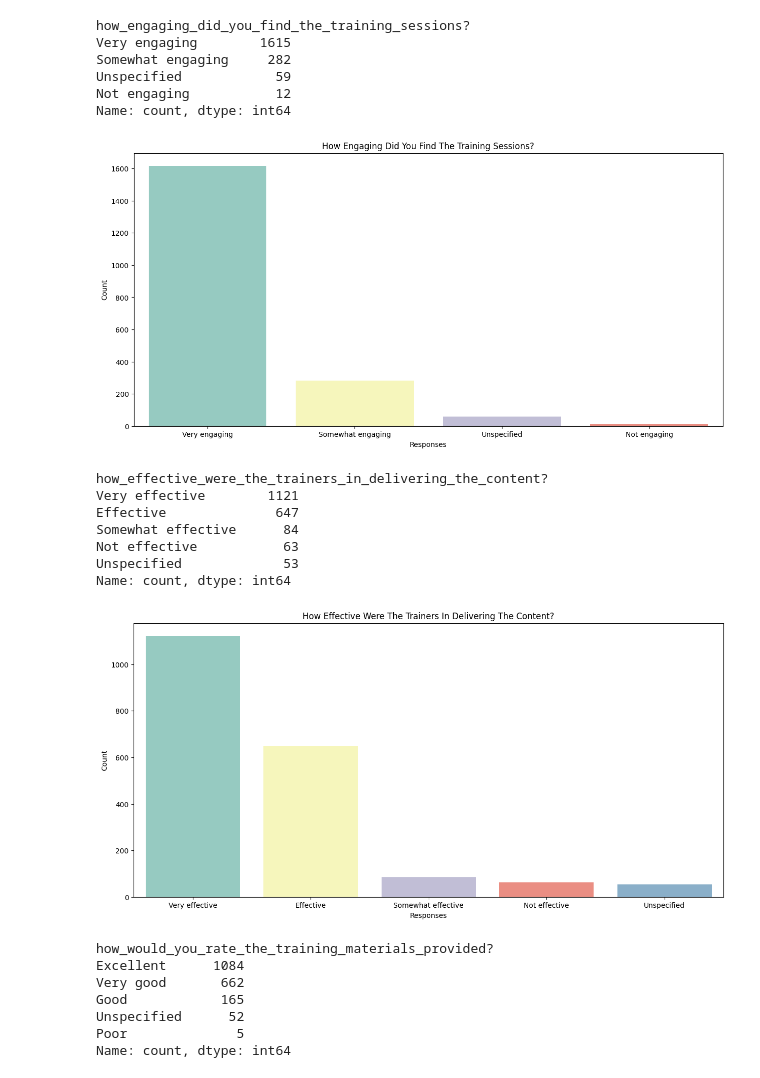
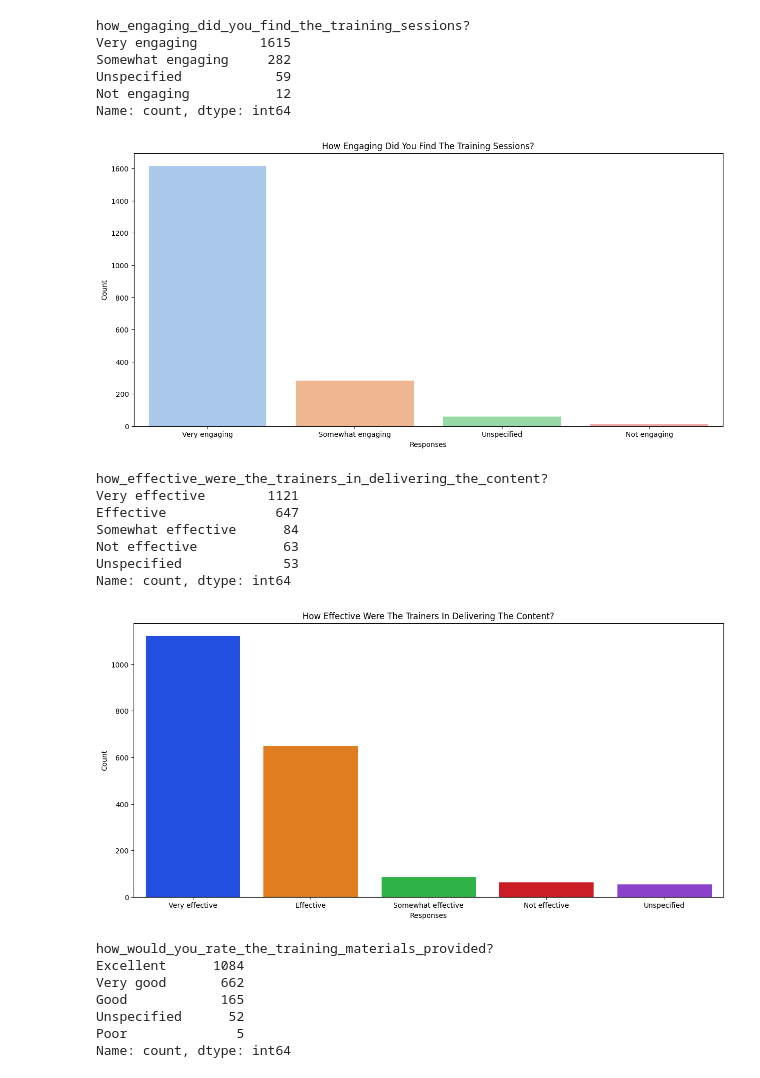
Before and after one commit to marcbright/unesco, a Jupyter notebook: Unesco_post.ipynb, the cells around one changed output. Drawn from its saved outputs; the diff is of its cells as text; code cells hidden in the pictures.

```diff
--- a/Unesco_post.ipynb
+++ b/Unesco_post.ipynb
@@ -350,7 +350,7 @@ Unspecified            59
 Not engaging           12
 Name: count, dtype: int64
 # %%
-palette = sns.color_palette("Set3", n_colors=len(engaging_training_sessions))
+palette = sns.color_palette("pastel", n_colors=len(engaging_training_sessions))
 plt.figure(figsize=(15, 7))
 sns.barplot(x=engaging_training_sessions.index, y=engaging_training_sessions.values,hue=engaging_training_sessions.index, palette=palette, legend=False)
 plt.title("How Engaging Did You Find The Training Sessions?")
@@ -363,7 +363,7 @@ plt.savefig("engaging_training_sessions.png")
 # Show the plot
 plt.show()
 # %% [output]
-[figure, old version]
+[figure, new version]
 # %%
 effective_delivering_the_content = df["how_effective_were_the_trainers_in_delivering_the_content?"].value_counts()
 effective_delivering_the_content
@@ -376,20 +376,20 @@ Not effective           63
 Unspecified             53
 Name: count, dtype: int64
 # %%
-palette = sns.color_palette("Set3", n_colors=len(effective_delivering_the_content))
+palette = sns.color_palette("bright", n_colors=len(effective_delivering_the_content))
 plt.figure(figsize=(15, 7))
 sns.barplot(x=effective_delivering_the_content.index, y=effective_delivering_the_content.values,hue=effective_delivering_the_content.index, palette=palette, legend=False)
 plt.title("How Effective Were The Trainers In Delivering The Content?")
 plt.xlabel("Responses")
 plt.ylabel("Count")
 
 # Save the plot
 plt.savefig("effective_delivering_the_content.png")
 
 # Show the plot
 plt.show()
 # %% [output]
-[figure, old version]
+[figure, new version]
 # %%
 training_materials_provided = df["how_would_you_rate_the_training_materials_provided?"].value_counts()
 training_materials_provided
```
Also changed, not shown: parts of 2 cells of this notebook, 5 other files.
